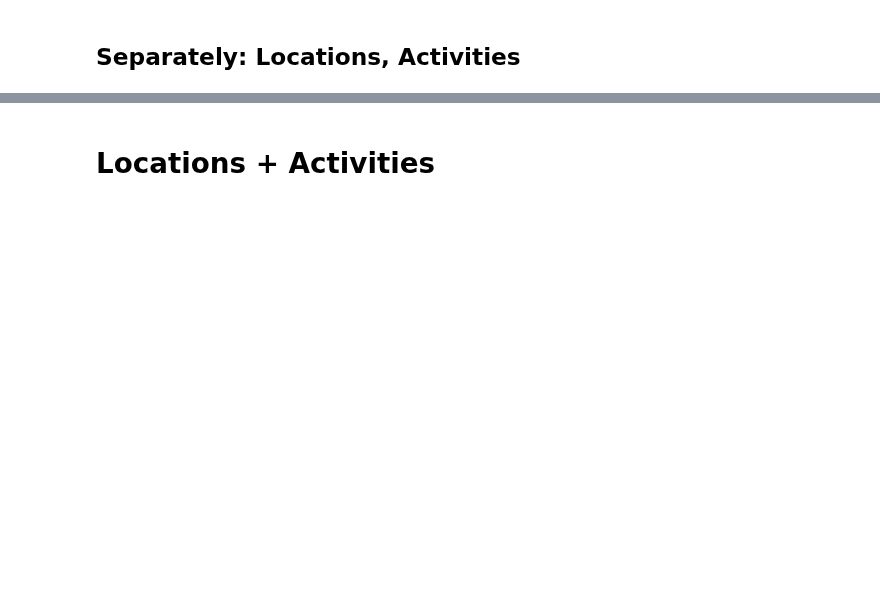
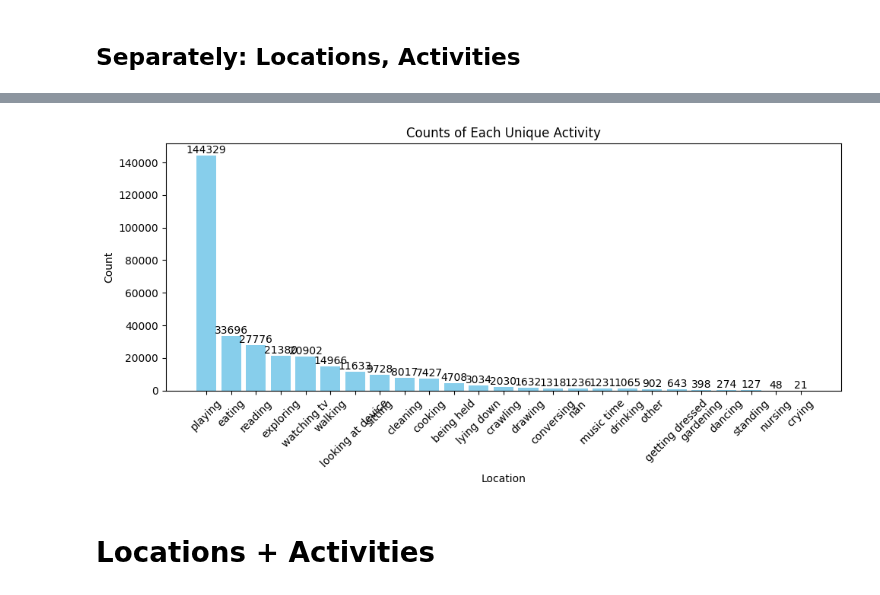
Before and after one commit to babyview-project/contexts, a Jupyter notebook: analysis/process_constrained_results.ipynb, the cells around one changed output, grey strips where cells are left out. Cells and saved outputs as stored; diff of their text form; code cells hidden in the pictures; blank space fills up the shorter version.

```diff
--- a/analysis/process_constrained_results.ipynb
+++ b/analysis/process_constrained_results.ipynb
@@ -49,13 +55,23 @@ plt.show()
 # %%
 activity_counts = activity_series.value_counts()
 plt.figure(figsize=(10, 5))
 plt.bar(activity_counts.index, activity_counts.values, color='skyblue')
 plt.xticks(rotation=45)
 plt.xlabel("Location")
 plt.ylabel("Count")
 plt.title("Counts of Each Unique Activity")
 plt.tight_layout()
+for bar in plt.gca().patches:
+    plt.text(
+        bar.get_x() + bar.get_width() / 2,
+        bar.get_height(),
+        int(bar.get_height()),
+        ha="center",
+        va="bottom"
+    )
 plt.show()
+# %% [output]
+[figure, added]
 # %% [markdown]
 # Locations + Activities
 # %%
```
Also changed, not shown: parts of 12 cells of this notebook.
